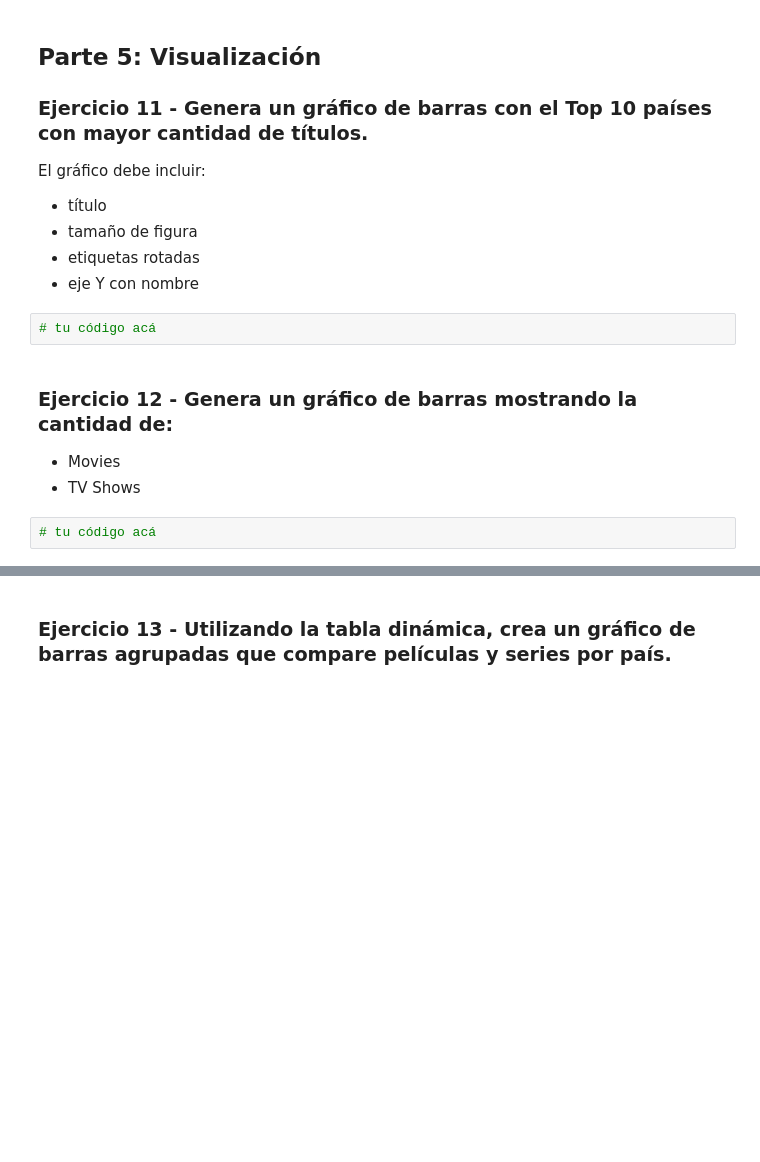
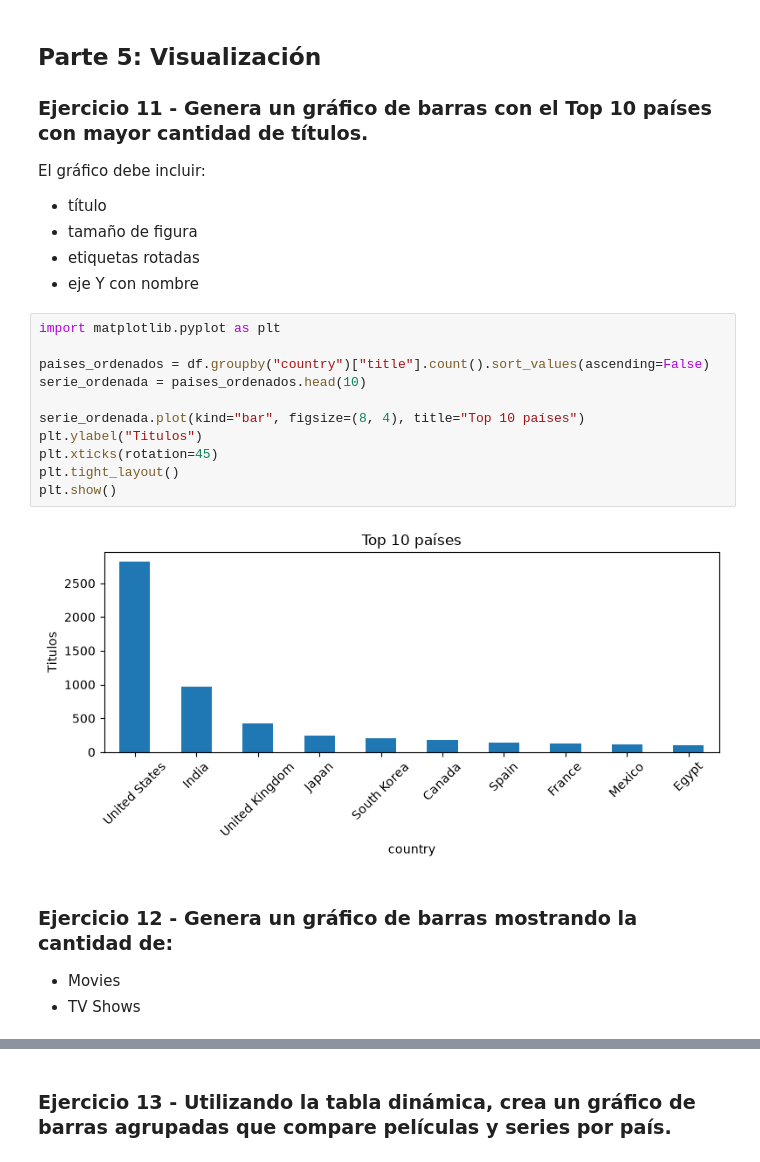
Before and after one commit to gseilerdev/data-analysis-course, a Jupyter notebook: modulo-3-transformacion/clase-10/practica/notebook.ipynb, the cells around one changed output, grey strips where cells are left out. Saved outputs shown, nothing was run; the diff lists cells and outputs as text; blank space fills up the shorter version.

```diff
--- a/modulo-3-transformacion/clase-10/practica/notebook.ipynb
+++ b/modulo-3-transformacion/clase-10/practica/notebook.ipynb
@@ -192,12 +333,21 @@ El gráfico debe incluir:
 - tamaño de figura
 - etiquetas rotadas
 - eje Y con nombre
-# %%
-# tu código acá
+# %%
+import matplotlib.pyplot as plt
+
+paises_ordenados = df.groupby("country")["title"].count().sort_values(ascending=False)
+serie_ordenada = paises_ordenados.head(10)
+
+serie_ordenada.plot(kind="bar", figsize=(8, 4), title="Top 10 países")
+plt.ylabel("Titulos")
+plt.xticks(rotation=45)
+plt.tight_layout()
+plt.show()
+# %% [output]
+[figure, added]
 # %% [markdown]
 ### Ejercicio 12 - Genera un gráfico de barras mostrando la cantidad de:
 
 - Movies
 - TV Shows
-# %%
-# tu código acá
```
Also changed, not shown: parts of 15 cells of this notebook.
